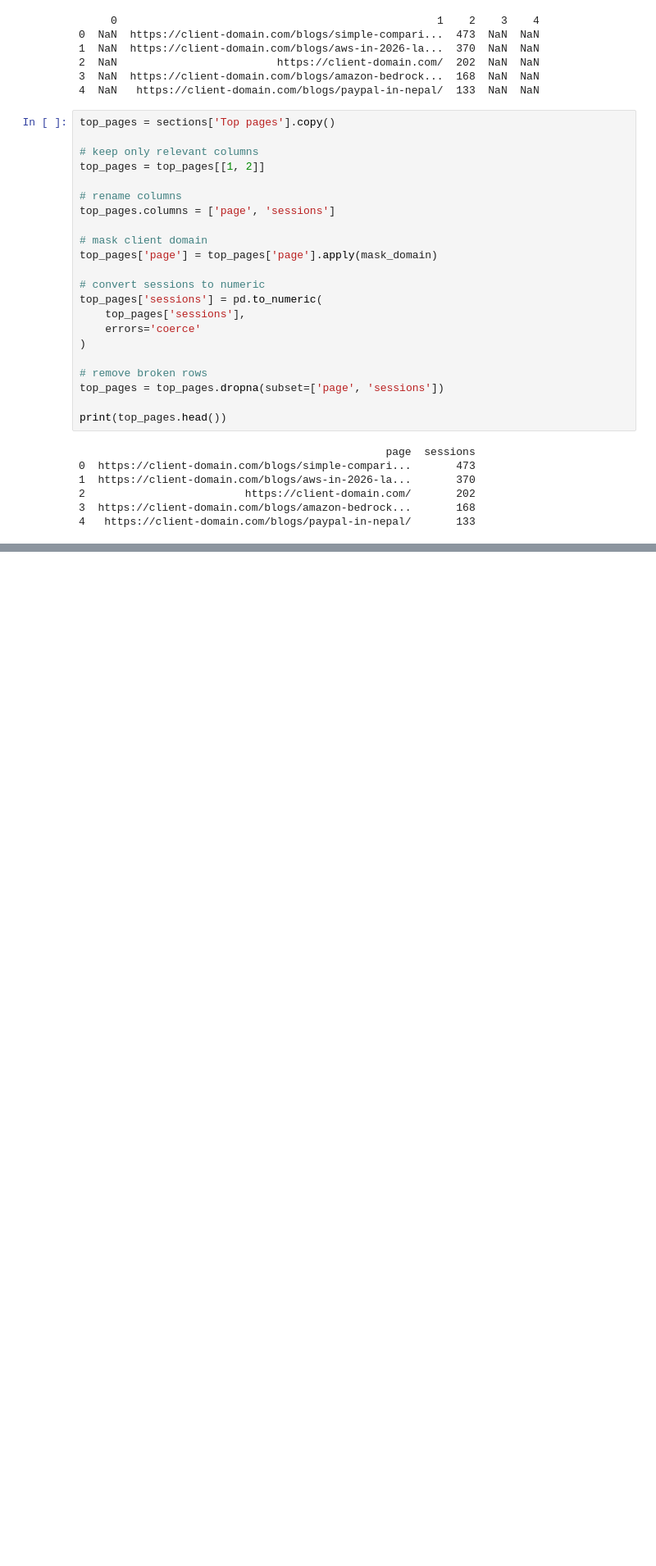
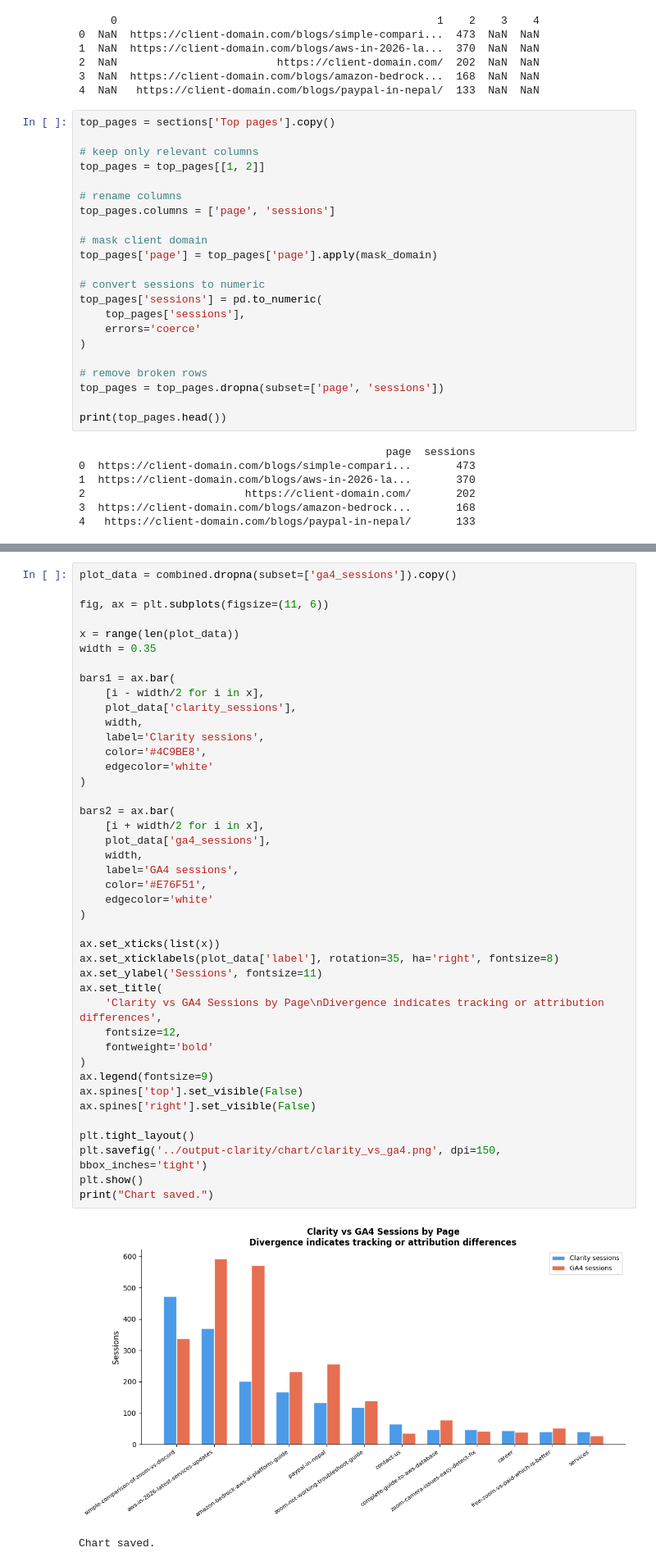
Before and after one commit to sonaml-007/SEO-Analysis, a Jupyter notebook: clarity-analysis/notebook-clarity/clarity-seo-analysis.ipynb, the cells around one changed output, grey strips where cells are left out. Shown at 82% size. Cells and saved outputs as stored; diff of their text form; blank space fills up the shorter version.

```diff
--- a/clarity-analysis/notebook-clarity/clarity-seo-analysis.ipynb
+++ b/clarity-analysis/notebook-clarity/clarity-seo-analysis.ipynb
@@ -161,0 +493,45 @@ print(top_pages.head())
+# %%
+plot_data = combined.dropna(subset=['ga4_sessions']).copy()
+
+fig, ax = plt.subplots(figsize=(11, 6))
+
+x = range(len(plot_data))
+width = 0.35
+
+bars1 = ax.bar(
+    [i - width/2 for i in x],
+    plot_data['clarity_sessions'],
+    width,
+    label='Clarity sessions',
+    color='#4C9BE8',
+    edgecolor='white'
+)
+
+bars2 = ax.bar(
+    [i + width/2 for i in x],
+    plot_data['ga4_sessions'],
+    width,
+    label='GA4 sessions',
+    color='#E76F51',
+    edgecolor='white'
+)
+
+ax.set_xticks(list(x))
+ax.set_xticklabels(plot_data['label'], rotation=35, ha='right', fontsize=8)
+ax.set_ylabel('Sessions', fontsize=11)
+ax.set_title(
+    'Clarity vs GA4 Sessions by Page\nDivergence indicates tracking or attribution differences',
+    fontsize=12,
+    fontweight='bold'
+)
+ax.legend(fontsize=9)
+ax.spines['top'].set_visible(False)
+ax.spines['right'].set_visible(False)
+
+plt.tight_layout()
+plt.savefig('../output-clarity/chart/clarity_vs_ga4.png', dpi=150, bbox_inches='tight')
+plt.show()
+print("Chart saved.")
+# %% [output]
+[figure, added]
+Chart saved.
```
Also changed, not shown: parts of 21 cells of this notebook, 6 other files.
